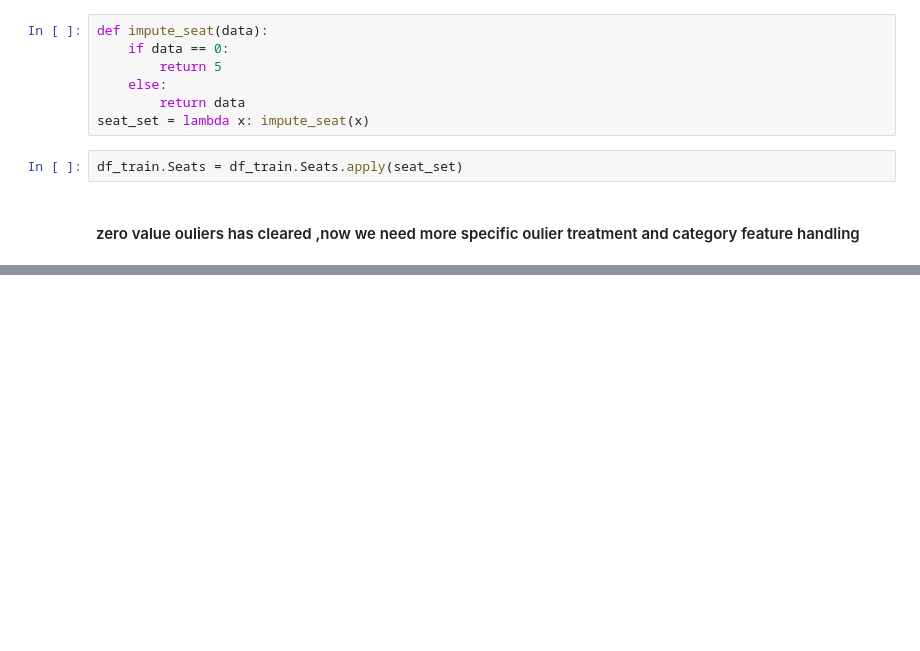
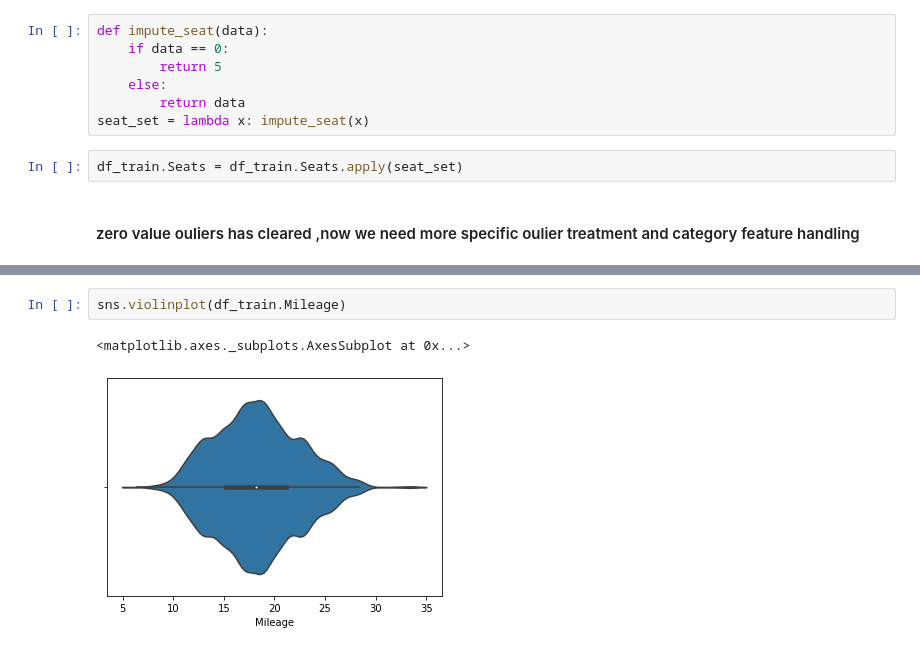
Before and after one commit to Techseeker-404/Project, a Jupyter notebook: car.ipynb, the cells around one changed output, grey strips where cells are left out. Saved outputs shown, nothing was run; the diff lists cells and outputs as text; blank space fills up the shorter version.

Commit message:
Final oultier removal in Mileage Feature

```diff
--- a/car.ipynb
+++ b/car.ipynb
@@ -473,0 +502,5 @@ df_train.Seats = df_train.Seats.apply(seat_set)
+# %%
+sns.violinplot(df_train.Mileage)
+# %% [output]
+<matplotlib.axes._subplots.AxesSubplot at 0x...>
+[figure, added]
```
Also changed, not shown: parts of 14 cells of this notebook.
